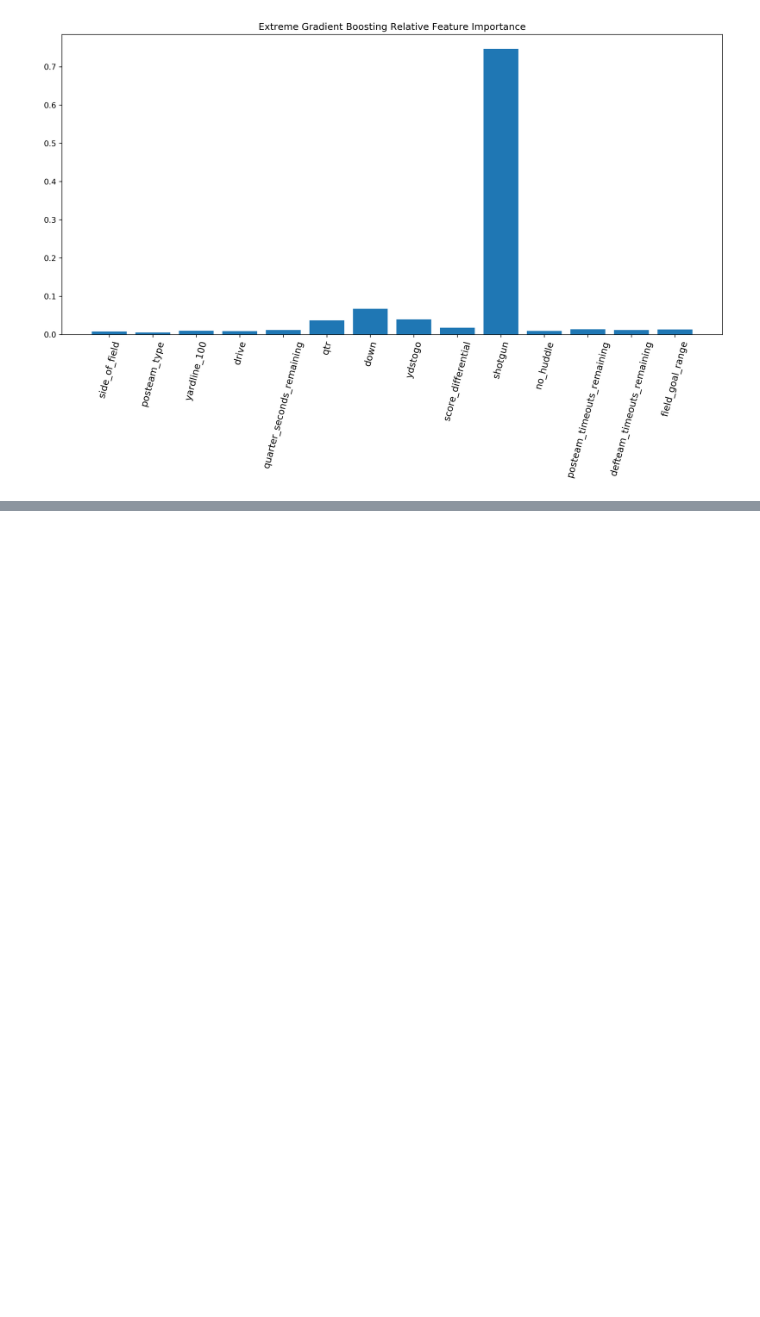
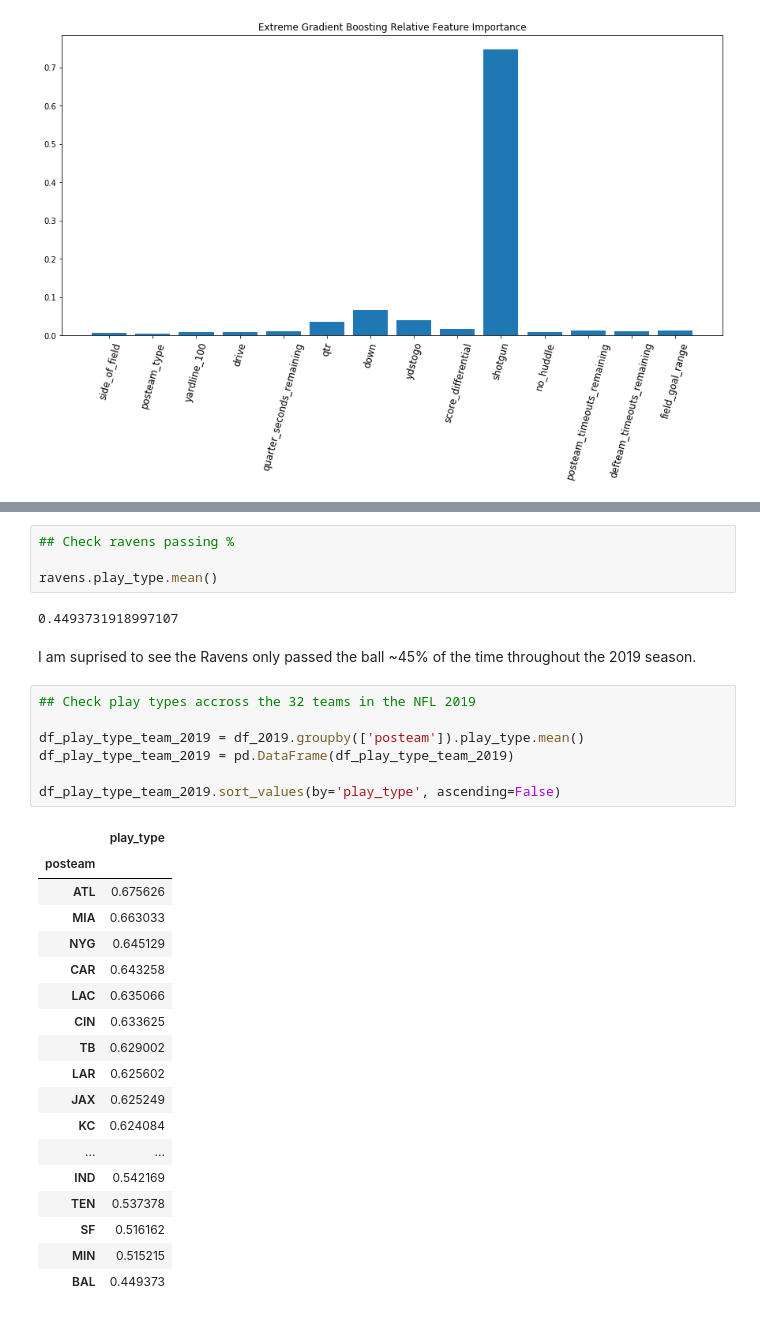
Before and after one commit to ginosacco/nfl_play_predictions_capstone, a Jupyter notebook: Capstone Part 4 - Interpreting Results.ipynb, the cells around one changed output, grey strips where cells are left out. Saved outputs shown, nothing was run; the diff lists cells and outputs as text; blank space fills up the shorter version.

```diff
--- a/Capstone Part 4 - Interpreting Results.ipynb
+++ b/Capstone Part 4 - Interpreting Results.ipynb
@@ -291,0 +390,34 @@ plt.show()
+# %%
+## Check ravens passing %
+
+ravens.play_type.mean()
+# %% [output]
+0.4493731918997107
+# %% [markdown]
+I am suprised to see the Ravens only passed the ball ~45% of the time throughout the 2019 season.
+# %%
+## Check play types accross the 32 teams in the NFL 2019
+
+df_play_type_team_2019 = df_2019.groupby(['posteam']).play_type.mean()
+df_play_type_team_2019 = pd.DataFrame(df_play_type_team_2019)
+
+df_play_type_team_2019.sort_values(by='play_type', ascending=False)
+# %% [output]
+|  | play_type |
+| posteam |  |
+| ATL | 0.675626 |
+| MIA | 0.663033 |
+| NYG | 0.645129 |
+| CAR | 0.643258 |
+| LAC | 0.635066 |
+| CIN | 0.633625 |
+| TB | 0.629002 |
+| LAR | 0.625602 |
+| JAX | 0.625249 |
+| KC | 0.624084 |
+| ... | ... |
+| IND | 0.542169 |
+| TEN | 0.537378 |
+| SF | 0.516162 |
+| MIN | 0.515215 |
+| BAL | 0.449373 |
```
Also changed, not shown: parts of 25 cells of this notebook.
